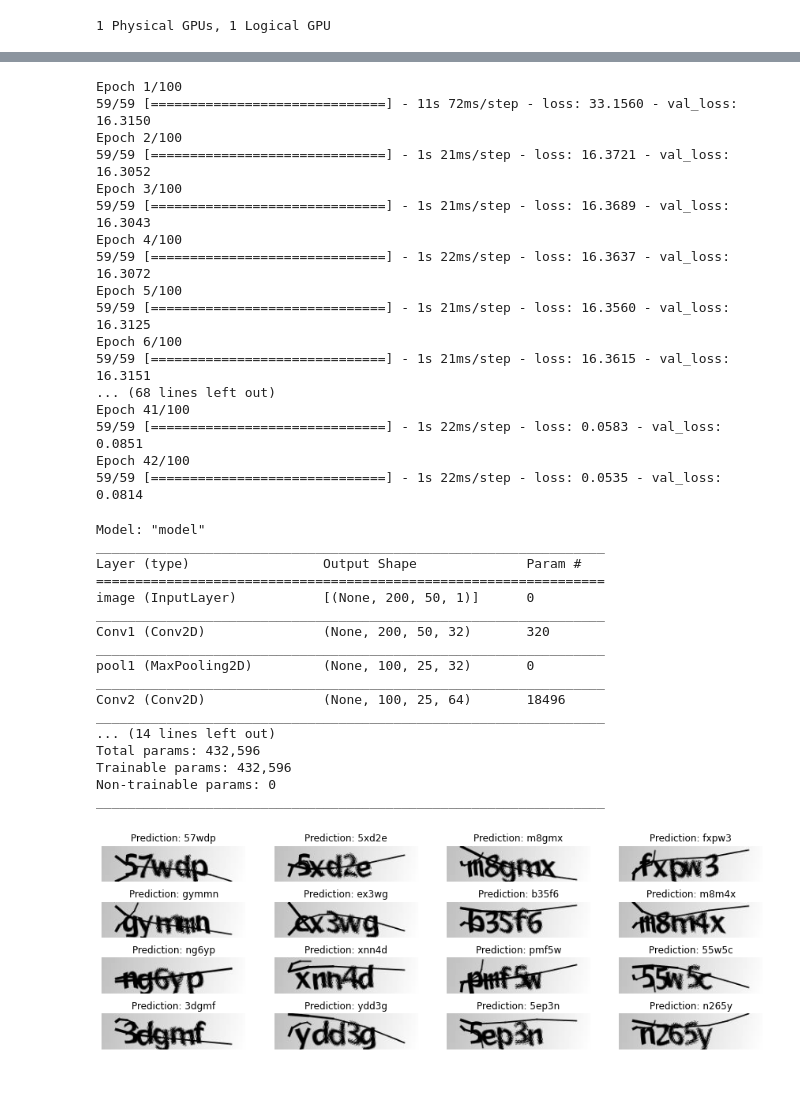
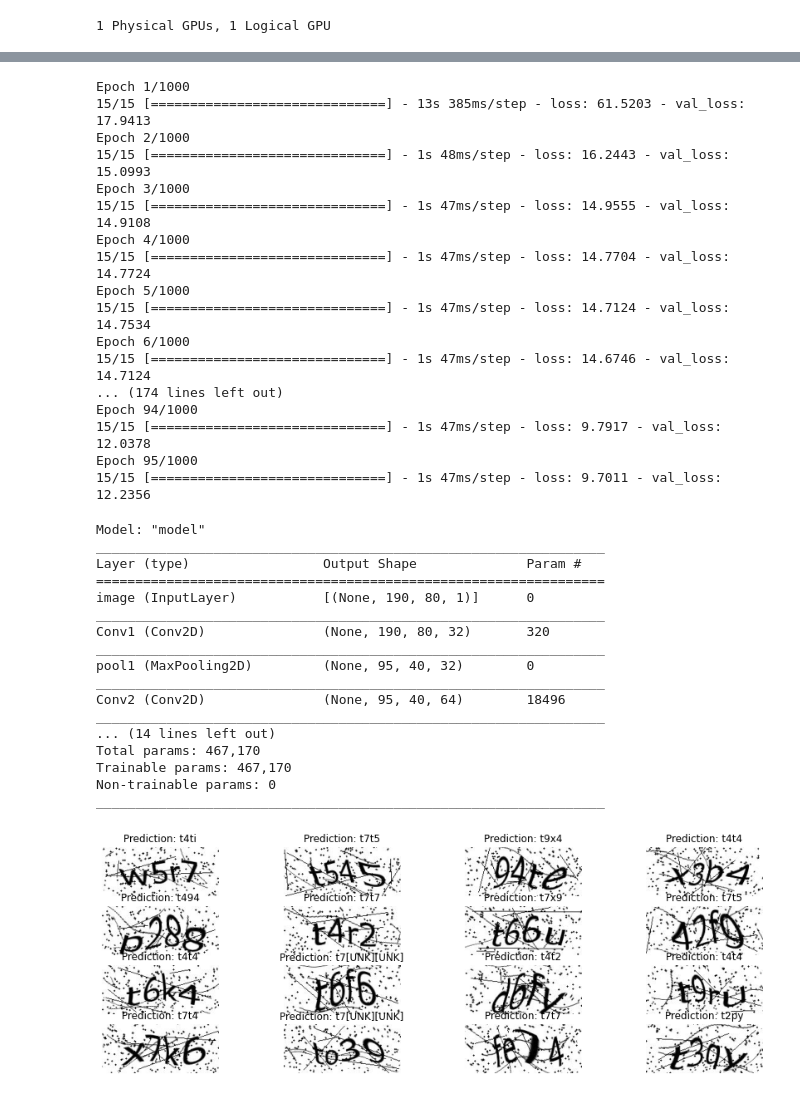
Before and after one commit to BrunoASNascimento/captcha_solver, a Jupyter notebook: model_train_captcha_ocr.ipynb, the cells around one changed output, grey strips where cells are left out. Drawn from its saved outputs; the diff is of its cells as text; code cells hidden in the pictures.

```diff
--- a/model_train_captcha_ocr.ipynb
+++ b/model_train_captcha_ocr.ipynb
@@ -26,11 +30,11 @@ if gpus:
 1 Physical GPUs, 1 Logical GPU
 # %%
 # Path to the data directory
-data_dir = Path("/media/bruno-nascimento/SSD/developer/data/captcha")
+data_dir = Path("./data/CAPTCHA_images/img")
 
 # Get list of all the images
-images = sorted(list(map(str, list(data_dir.glob("*.png")))))
-labels = [img.split(os.path.sep)[-1].split(".png")[0] for img in images]
+images = sorted(list(map(str, list(data_dir.glob("*.jpg")))))
+labels = [img.split(os.path.sep)[-1].split(".jpg")[0] for img in images]
 characters = set(char for label in labels for char in label)
 
 print("Number of images found: ", len(images))
@@ -39,11 +43,11 @@ print("Number of unique characters: ", len(characters))
 print("Characters present: ", characters)
 
 # Batch size for training and validation
-batch_size = 16
+batch_size = 30
 
 # Desired image dimensions
-img_width = 200
-img_height = 50
+img_width = 190#200
+img_height = 80#50
 
 # Factor by which the image is going to be downsampled
 # by the convolutional blocks. We will be using two
@@ -242,7 +246,7 @@ Trainable params: 432,596
 Non-trainable params: 0
 __________________________________________________________________________________________________
 # %%
-epochs = 100
+epochs = 1000
 early_stopping_patience = 10
 # Add early stopping
 early_stopping = keras.callbacks.EarlyStopping(
@@ -254,26 +258,26 @@ history = model.fit(
     train_dataset,
     validation_data=validation_dataset,
     epochs=epochs,
-    callbacks=[early_stopping],
+    callbacks=[early_stopping]
 )
 # %% [output]
-Epoch 1/100
-59/59 [==============================] - 11s 72ms/step - loss: 33.1560 - val_loss: 16.3150
-Epoch 2/100
-59/59 [==============================] - 1s 21ms/step - loss: 16.3721 - val_loss: 16.3052
-Epoch 3/100
-59/59 [==============================] - 1s 21ms/step - loss: 16.3689 - val_loss: 16.3043
-Epoch 4/100
-59/59 [==============================] - 1s 22ms/step - loss: 16.3637 - val_loss: 16.3072
-Epoch 5/100
-59/59 [==============================] - 1s 21ms/step - loss: 16.3560 - val_loss: 16.3125
-Epoch 6/100
-59/59 [==============================] - 1s 21ms/step - loss: 16.3615 - val_loss: 16.3151
-... (68 lines left out)
-Epoch 41/100
-59/59 [==============================] - 1s 22ms/step - loss: 0.0583 - val_loss: 0.0851
-Epoch 42/100
-59/59 [==============================] - 1s 22ms/step - loss: 0.0535 - val_loss: 0.0814
+Epoch 1/1000
+15/15 [==============================] - 13s 385ms/step - loss: 61.5203 - val_loss: 17.9413
+Epoch 2/1000
+15/15 [==============================] - 1s 48ms/step - loss: 16.2443 - val_loss: 15.0993
+Epoch 3/1000
+15/15 [==============================] - 1s 47ms/step - loss: 14.9555 - val_loss: 14.9108
+Epoch 4/1000
+15/15 [==============================] - 1s 47ms/step - loss: 14.7704 - val_loss: 14.7724
+Epoch 5/1000
+15/15 [==============================] - 1s 47ms/step - loss: 14.7124 - val_loss: 14.7534
+Epoch 6/1000
+15/15 [==============================] - 1s 47ms/step - loss: 14.6746 - val_loss: 14.7124
+... (174 lines left out)
+Epoch 94/1000
+15/15 [==============================] - 1s 47ms/step - loss: 9.7917 - val_loss: 12.0378
+Epoch 95/1000
+15/15 [==============================] - 1s 47ms/step - loss: 9.7011 - val_loss: 12.2356
 # %%
 # Get the prediction model by extracting layers till the output layer
 prediction_model = keras.models.Model(
@@ -302,38 +306,38 @@ for batch in validation_dataset.take(1):
     batch_labels = batch["label"]
 
     preds = prediction_model.predict(batch_images)
     pred_texts = decode_batch_predictions(preds)
 
     orig_texts = []
     for label in batch_labels:
         label = tf.strings.reduce_join(num_to_char(label)).numpy().decode("utf-8")
         orig_texts.append(label)
 
     _, ax = plt.subplots(4, 4, figsize=(15, 5))
-    for i in range(len(pred_texts)):
+    for i in range(len(pred_texts[:16])):
         img = (batch_images[i, :, :, 0] * 255).numpy().astype(np.uint8)
         img = img.T
         title = f"Prediction: {pred_texts[i]}"
         ax[i // 4, i % 4].imshow(img, cmap="gray")
         ax[i // 4, i % 4].set_title(title)
         ax[i // 4, i % 4].axis("off")
 plt.show()
 # %% [output]
 Model: "model"
 _________________________________________________________________
 Layer (type)                 Output Shape              Param #
 =================================================================
-image (InputLayer)           [(None, 200, 50, 1)]      0
+image (InputLayer)           [(None, 190, 80, 1)]      0
 _________________________________________________________________
-Conv1 (Conv2D)               (None, 200, 50, 32)       320
+Conv1 (Conv2D)               (None, 190, 80, 32)       320
 _________________________________________________________________
-pool1 (MaxPooling2D)         (None, 100, 25, 32)       0
+pool1 (MaxPooling2D)         (None, 95, 40, 32)        0
 _________________________________________________________________
-Conv2 (Conv2D)               (None, 100, 25, 64)       18496
+Conv2 (Conv2D)               (None, 95, 40, 64)        18496
 _________________________________________________________________
 ... (14 lines left out)
-Total params: 432,596
-Trainable params: 432,596
+Total params: 467,170
+Trainable params: 467,170
 Non-trainable params: 0
 _________________________________________________________________
-[figure, old version]
+[figure, new version]
```
Also changed, not shown: parts of 4 cells of this notebook, 1 other file.
